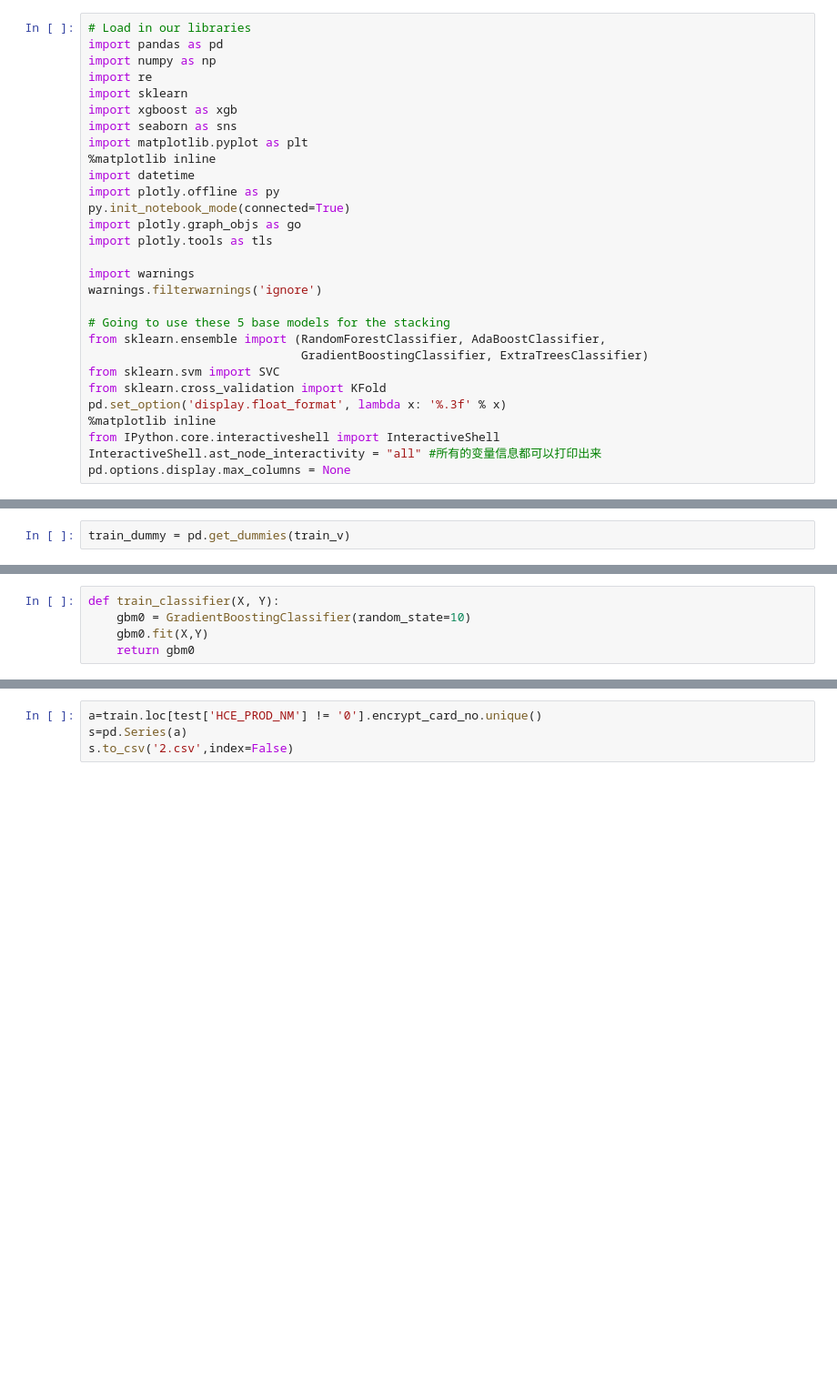
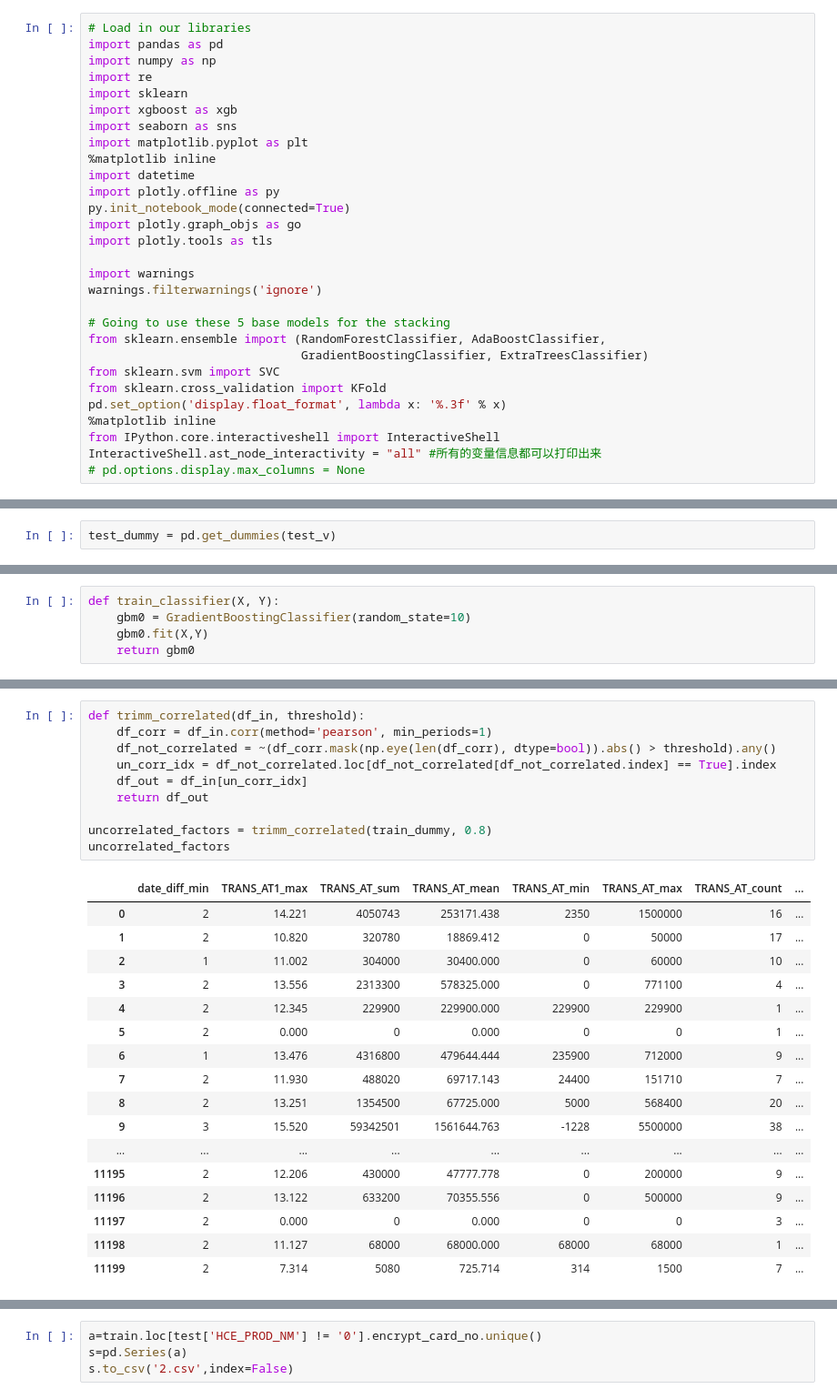
Before and after one commit to niuoo/halo, a Jupyter notebook: card2.ipynb, the cells around one changed output, grey strips where cells are left out. Shown at 91% size. Cells and saved outputs as stored; diff of their text form; blank space fills up the shorter version.

```diff
--- a/card2.ipynb
+++ b/card2.ipynb
@@ -28,4 +28,4 @@ pd.set_option('display.float_format', lambda x: '%.3f' % x)
 %matplotlib inline
 from IPython.core.interactiveshell import InteractiveShell
 InteractiveShell.ast_node_interactivity = "all" #所有的变量信息都可以打印出来
-pd.options.display.max_columns = None
+# pd.options.display.max_columns = None
@@ -287,2 +422,2 @@ train_v = train_v.drop(columns=['encrypt_card_no', 'target'])
 # %%
-train_dummy = pd.get_dummies(train_v)
+test_dummy = pd.get_dummies(test_v)
@@ -355,0 +641,28 @@ F1: 0.913242
+# %%
+def trimm_correlated(df_in, threshold):
+    df_corr = df_in.corr(method='pearson', min_periods=1)
+    df_not_correlated = ~(df_corr.mask(np.eye(len(df_corr), dtype=bool)).abs() > threshold).any()
+    un_corr_idx = df_not_correlated.loc[df_not_correlated[df_not_correlated.index] == True].index
+    df_out = df_in[un_corr_idx]
+    return df_out
+
+uncorrelated_factors = trimm_correlated(train_dummy, 0.8)
+uncorrelated_factors
+# %% [output]
+|  | date_diff_min | TRANS_AT1_max | TRANS_AT_sum | TRANS_AT_mean | TRANS_AT_min | TRANS_AT_max | TRANS_AT_count | ... |
+| 0 | 2 | 14.221 | 4050743 | 253171.438 | 2350 | 1500000 | 16 | ... |
+| 1 | 2 | 10.820 | 320780 | 18869.412 | 0 | 50000 | 17 | ... |
+| 2 | 1 | 11.002 | 304000 | 30400.000 | 0 | 60000 | 10 | ... |
+| 3 | 2 | 13.556 | 2313300 | 578325.000 | 0 | 771100 | 4 | ... |
+| 4 | 2 | 12.345 | 229900 | 229900.000 | 229900 | 229900 | 1 | ... |
+| 5 | 2 | 0.000 | 0 | 0.000 | 0 | 0 | 1 | ... |
+| 6 | 1 | 13.476 | 4316800 | 479644.444 | 235900 | 712000 | 9 | ... |
+| 7 | 2 | 11.930 | 488020 | 69717.143 | 24400 | 151710 | 7 | ... |
+| 8 | 2 | 13.251 | 1354500 | 67725.000 | 5000 | 568400 | 20 | ... |
+| 9 | 3 | 15.520 | 59342501 | 1561644.763 | -1228 | 5500000 | 38 | ... |
+| ... | ... | ... | ... | ... | ... | ... | ... | ... |
+| 11195 | 2 | 12.206 | 430000 | 47777.778 | 0 | 200000 | 9 | ... |
+| 11196 | 2 | 13.122 | 633200 | 70355.556 | 0 | 500000 | 9 | ... |
+| 11197 | 2 | 0.000 | 0 | 0.000 | 0 | 0 | 3 | ... |
+| 11198 | 2 | 11.127 | 68000 | 68000.000 | 68000 | 68000 | 1 | ... |
+| 11199 | 2 | 7.314 | 5080 | 725.714 | 314 | 1500 | 7 | ... |
```
Also changed, not shown: parts of 56 cells of this notebook.
